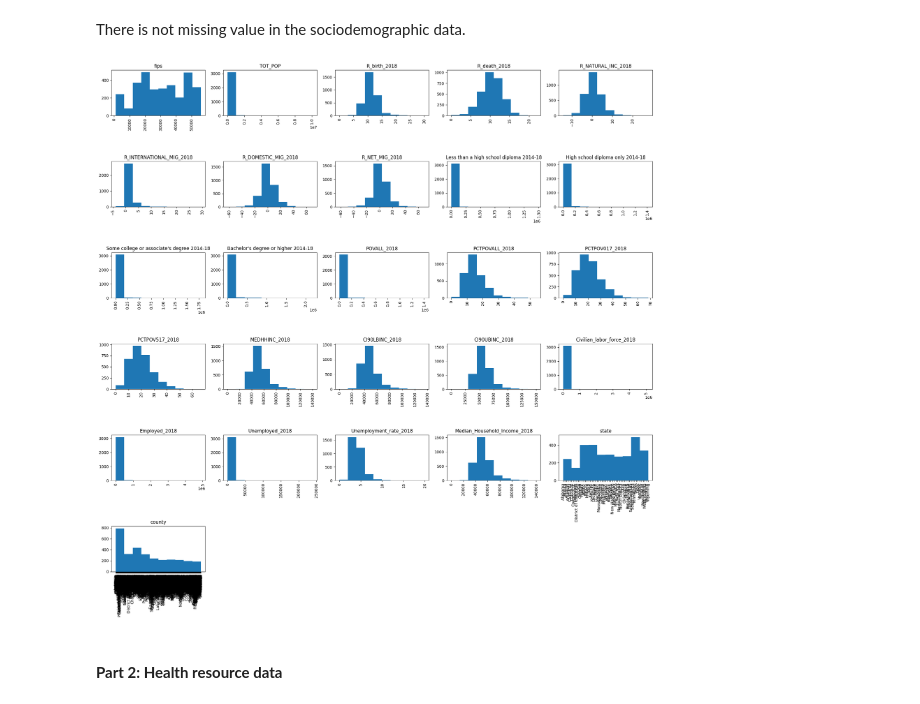
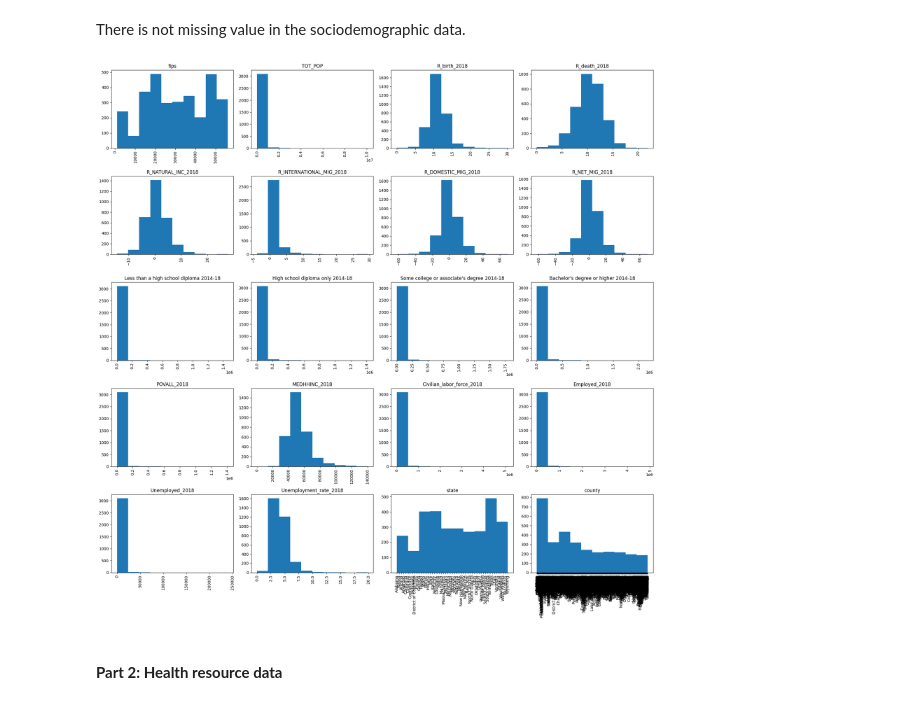
Before and after one commit to fevc08/regularized_linear_regression_project, a Jupyter notebook: src/explore.ipynb, the cells around one changed output. Drawn from its saved outputs; the diff is of its cells as text; code cells hidden in the pictures.

```diff
--- a/src/explore.ipynb
+++ b/src/explore.ipynb
@@ -126,7 +136,7 @@ Information about the dataset:
 #### **Part 1: Sociodemographic data**
 # %%
 # Select the socialdemographic columns
-sociodemographic = resource_data.iloc[:, 0:61]
+sociodemographic = resource_data.iloc[:, 0:60]
 sociodemographic
 # %% [output]
 |  | fips | TOT_POP | 0-9 | 0-9 y/o % of total pop | 19-Oct | 10-19 y/o % of total pop | 20-29 | ... |
@@ -171,7 +181,8 @@ sociodemographic.drop(
         'White-alone pop', '% White-alone', 'Black-alone pop', '% Black-alone', 'Native American/American Indian-alone pop', '% NA/AI-alone', 'Asian-alone pop', '% Asian-alone',
         'Hawaiian/Pacific Islander-alone pop', '% Hawaiian/PI-alone', 'Two or more races pop', '% Two or more races', 'POP_ESTIMATE_2018', 'N_POP_CHG_2018', 'GQ_ESTIMATES_2018',
         'Percent of adults with less than a high school diploma 2014-18', 'Percent of adults with a high school diploma only 2014-18',
-        "Percent of adults completing some college or associate's degree 2014-18", "Percent of adults with a bachelor's degree or higher 2014-18"
+        "Percent of adults completing some college or associate's degree 2014-18", "Percent of adults with a bachelor's degree or higher 2014-18", 'PCTPOVALL_2018', 'PCTPOV017_2018',
+        'PCTPOV517_2018', 'CI90LBINC_2018', 'CI90UBINC_2018'
     ]
     , axis=1, inplace=True)
 sociodemographic
@@ -245,16 +256,16 @@ There is not missing value in the sociodemographic data.
 # %%
 # Visualize the histograms of the sociodemographic columns
 plt.figure(figsize=(20, 20))
 
 for i, col in enumerate(sociodemographic.columns):
-    plt.subplot(6, 5, i+1)
+    plt.subplot(5, 4, i+1)
     plt.hist(sociodemographic[col])
     plt.title(col)
     plt.xticks(rotation=90)
     plt.tight_layout()
 plt.show()
 # %% [output]
-[figure, old version]
+[figure, new version]
 # %% [markdown]
 #### **Part 2: Health resource data**
 # %%
```
Also changed, not shown: parts of 30 cells of this notebook, 8 other files.
